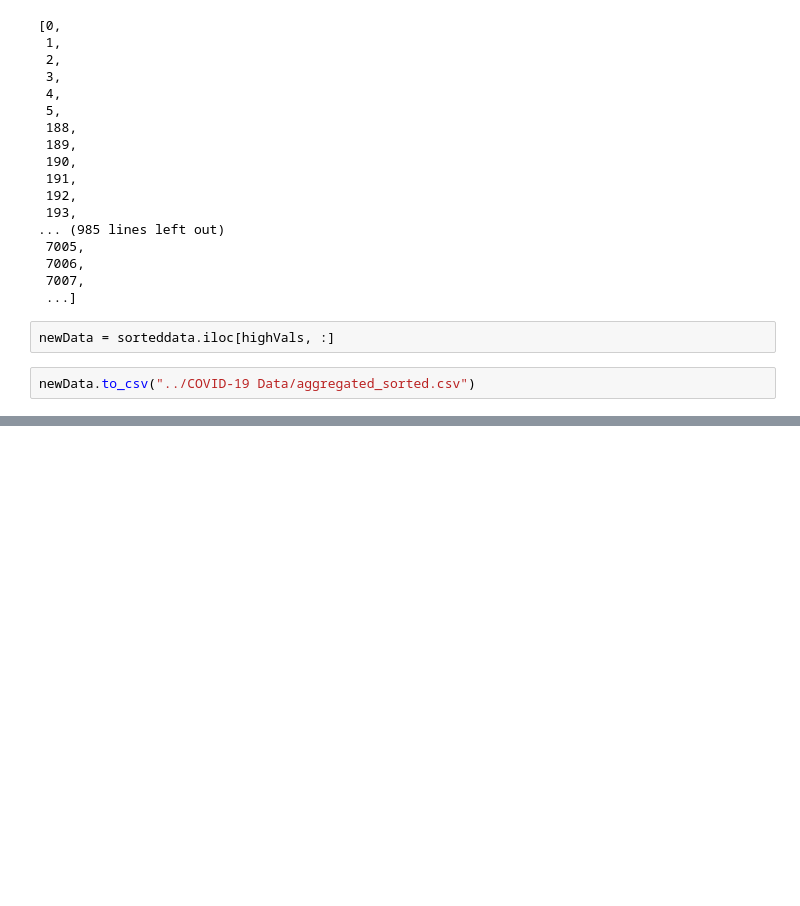
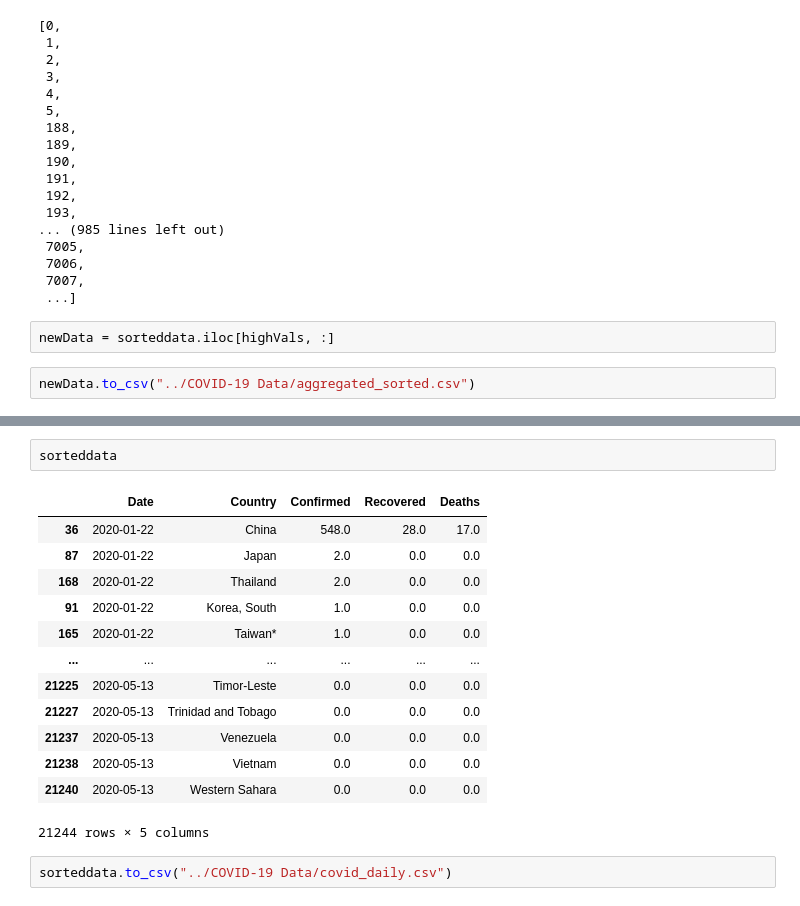
Before and after one commit to Abdullah-Alrefaey/COVID19-Visualizations, a Jupyter notebook: playground/dataReforming.ipynb, the cells around one changed output, grey strips where cells are left out. Saved outputs shown, nothing was run; the diff lists cells and outputs as text; blank space fills up the shorter version.

```diff
--- a/playground/dataReforming.ipynb
+++ b/playground/dataReforming.ipynb
@@ -267,0 +389,18 @@ newData.to_csv("../COVID-19 Data/aggregated_sorted.csv")
+# %%
+sorteddata
+# %% [output]
+|  | Date | Country | Confirmed | Recovered | Deaths |
+| 36 | 2020-01-22 | China | 548.0 | 28.0 | 17.0 |
+| 87 | 2020-01-22 | Japan | 2.0 | 0.0 | 0.0 |
+| 168 | 2020-01-22 | Thailand | 2.0 | 0.0 | 0.0 |
+| 91 | 2020-01-22 | Korea, South | 1.0 | 0.0 | 0.0 |
+| 165 | 2020-01-22 | Taiwan* | 1.0 | 0.0 | 0.0 |
+| ... | ... | ... | ... | ... | ... |
+| 21225 | 2020-05-13 | Timor-Leste | 0.0 | 0.0 | 0.0 |
+| 21227 | 2020-05-13 | Trinidad and Tobago | 0.0 | 0.0 | 0.0 |
+| 21237 | 2020-05-13 | Venezuela | 0.0 | 0.0 | 0.0 |
+| 21238 | 2020-05-13 | Vietnam | 0.0 | 0.0 | 0.0 |
+| 21240 | 2020-05-13 | Western Sahara | 0.0 | 0.0 | 0.0 |
+21244 rows × 5 columns
+# %%
+sorteddata.to_csv("../COVID-19 Data/covid_daily.csv")
```
Also changed, not shown: parts of 8 cells of this notebook, 2 other files.
